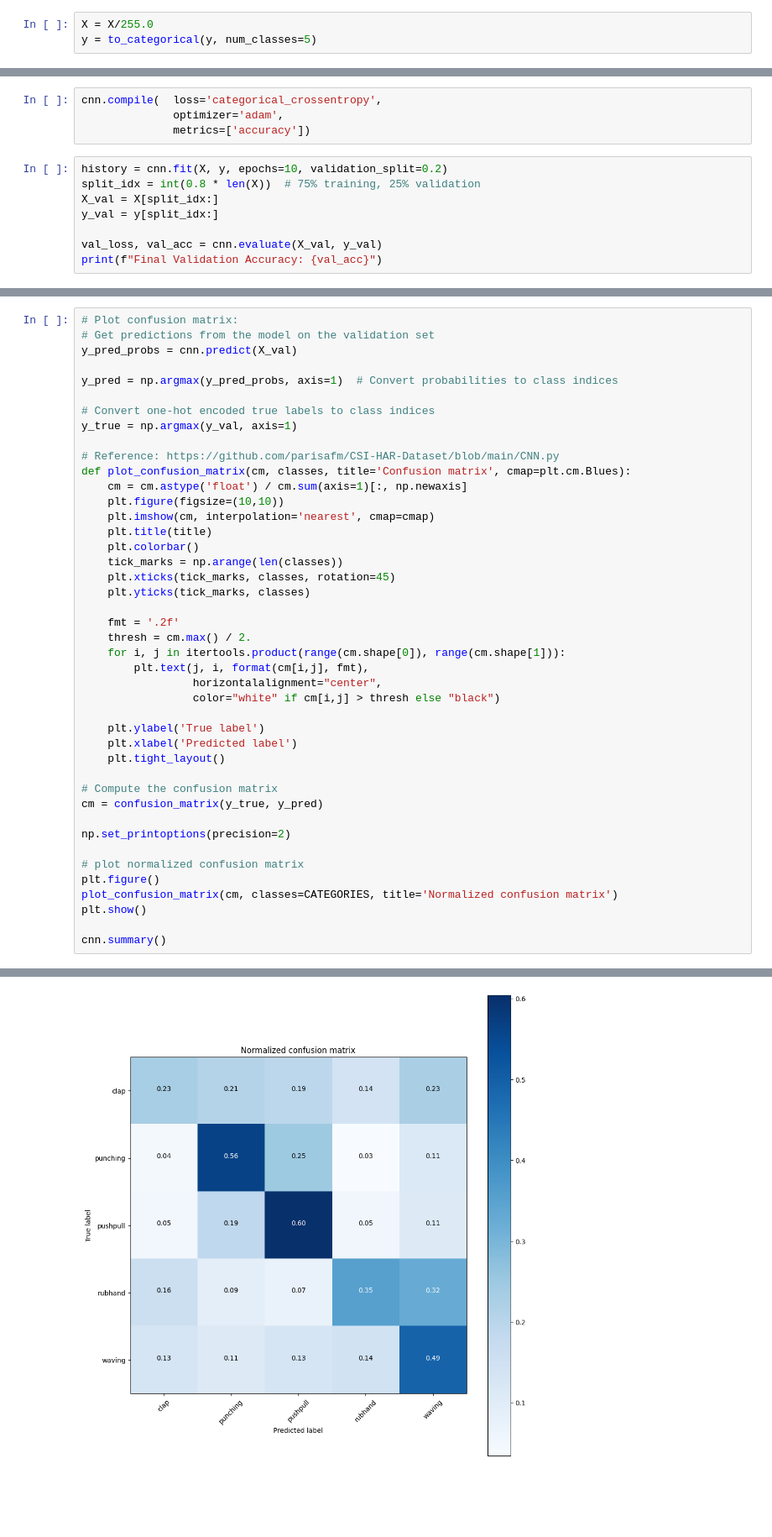
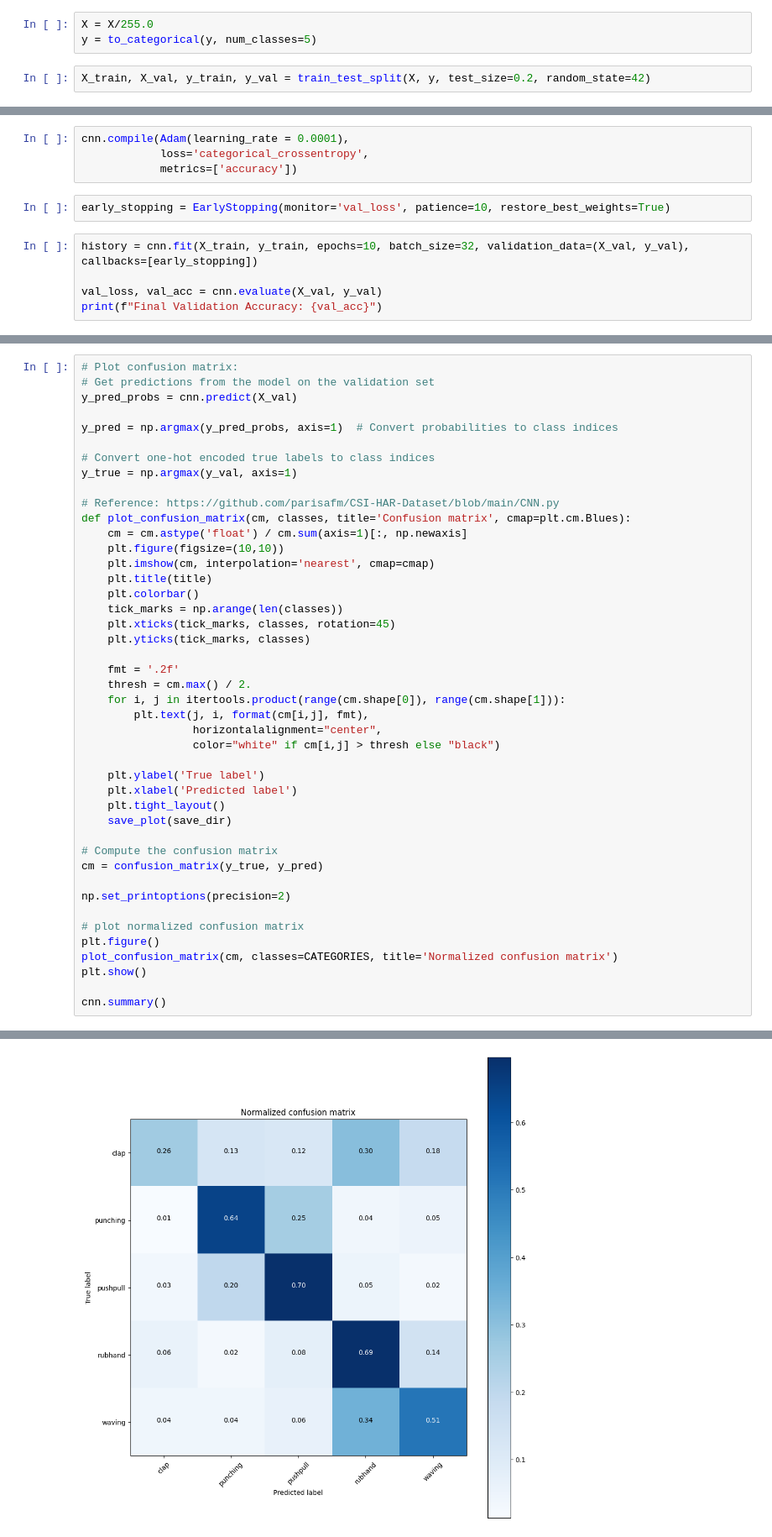
Before and after one commit to wenyang1208/HAR_DL_Research, a Jupyter notebook: 2D_CNN_model/front/micro/cnn_model.ipynb, the cells around one changed output, grey strips where cells are left out. Shown at 84% size. Cells and saved outputs as stored; diff of their text form; blank space fills up the shorter version.

```diff
--- a/2D_CNN_model/front/micro/cnn_model.ipynb
+++ b/2D_CNN_model/front/micro/cnn_model.ipynb
@@ -115,5 +159,7 @@ y = pickle.load(pickle_in)
 # %%
 X = X/255.0
 y = to_categorical(y, num_classes=5)
+# %%
+X_train, X_val, y_train, y_val = train_test_split(X, y, test_size=0.2, random_state=42)
 # %%
 cnn = tf.keras.models.Sequential([
@@ -128,14 +178,13 @@ cnn = tf.keras.models.Sequential([
     tf.keras.layers.Dense(5, activation='softmax')
 ])
 # %%
-cnn.compile(  loss='categorical_crossentropy',
-              optimizer='adam',
-              metrics=['accuracy'])
+cnn.compile(Adam(learning_rate = 0.0001),
+            loss='categorical_crossentropy',
+            metrics=['accuracy'])
+# %%
+early_stopping = EarlyStopping(monitor='val_loss', patience=10, restore_best_weights=True)
 # %%
-history = cnn.fit(X, y, epochs=10, validation_split=0.2)
-split_idx = int(0.8 * len(X))  # 75% training, 25% validation
-X_val = X[split_idx:]
-y_val = y[split_idx:]
+history = cnn.fit(X_train, y_train, epochs=10, batch_size=32, validation_data=(X_val, y_val), callbacks=[early_stopping])
 
 val_loss, val_acc = cnn.evaluate(X_val, y_val)
 print(f"Final Validation Accuracy: {val_acc}")
@@ -205,6 +256,7 @@ def plot_confusion_matrix(cm, classes, title='Confusion matrix', cmap=plt.cm.Blu
     plt.ylabel('True label')
     plt.xlabel('Predicted label')
     plt.tight_layout()
+    save_plot(save_dir)
 
 # Compute the confusion matrix
 cm = confusion_matrix(y_true, y_pred)
@@ -222,2 +275,2 @@ cnn.summary()
 <Figure size 640x480 with 0 Axes>
-[figure, old version]
+[figure, new version]
```
Also changed, not shown: parts of 13 cells of this notebook, 8 other files.
